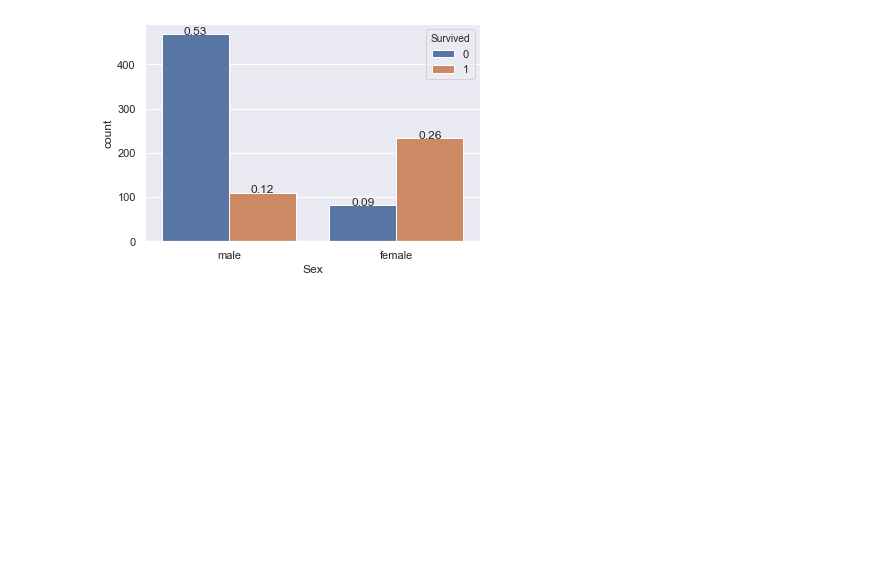
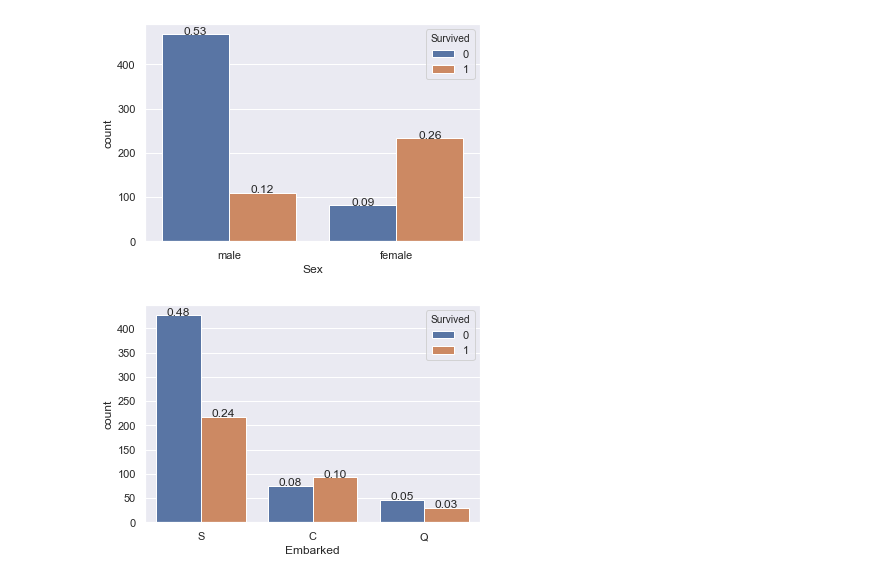
Before and after one commit to tomarST/Titanic-Machine-Learning-from-Disaster, a Jupyter notebook: titanic.ipynb, the cells around one changed output. Drawn from its saved outputs; the diff is of its cells as text; code cells hidden in the pictures; blank space fills up the shorter version.

Commit message:
DataVisualisation

```diff
--- a/titanic.ipynb
+++ b/titanic.ipynb
@@ -43,9 +43,10 @@ X.shape
 # %% [output]
 (891, 10)
 # %%
-title=X["Name"].str.replace(r'[\sa-zA-Z\']+,','')
+title=X["Name"].str.replace(r'[\sa-zA-Z\'-]+,','')
 # %%
-X["Title"]=title.str.replace(r'\.[a-zA-Z\s\(\)""]+','')
+X["Title"]=title.str.replace(r'\.[a-zA-Z\s\(\)\"\"\/]+','')
+train["Title"]=X["Title"]
 # %%
 X.head()
 # %% [output]
@@ -88,3 +89,13 @@ width 0.4000000000000001
 x 0.9999999999999999
 width 0.4000000000000001
 [figure]
+# %%
+ax1=sns.countplot(x="Embarked",data=train,hue="Survived")
+for p in ax1.patches:
+    height = p.get_height()
+    ax1.text(p.get_x()+p.get_width()/2,
+            height,
+            '{:.2f}'.format(height/total),
+            ha="center")
+# %% [output]
+[figure, added]
```
Also changed, not shown: parts of 2 cells of this notebook.
